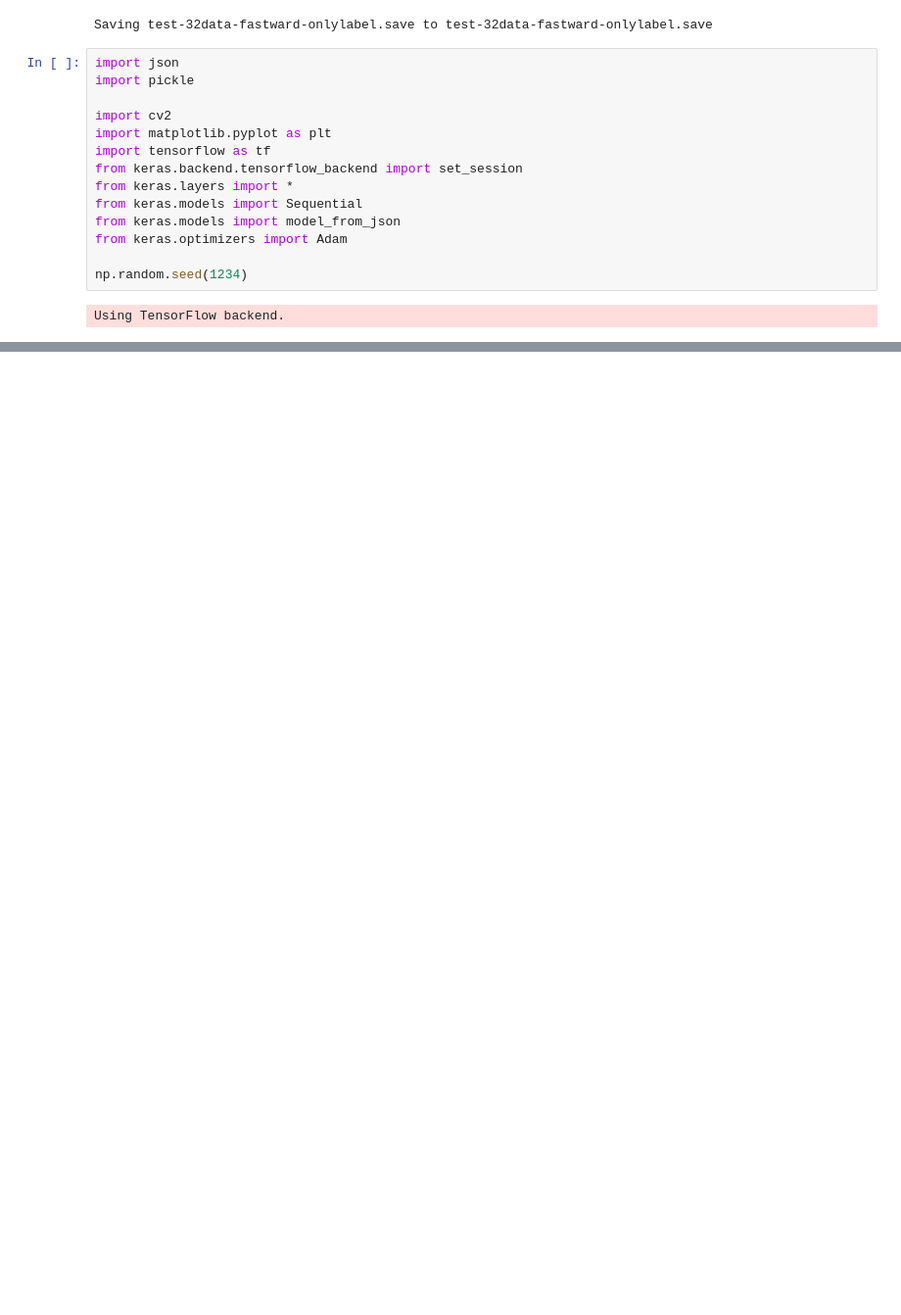
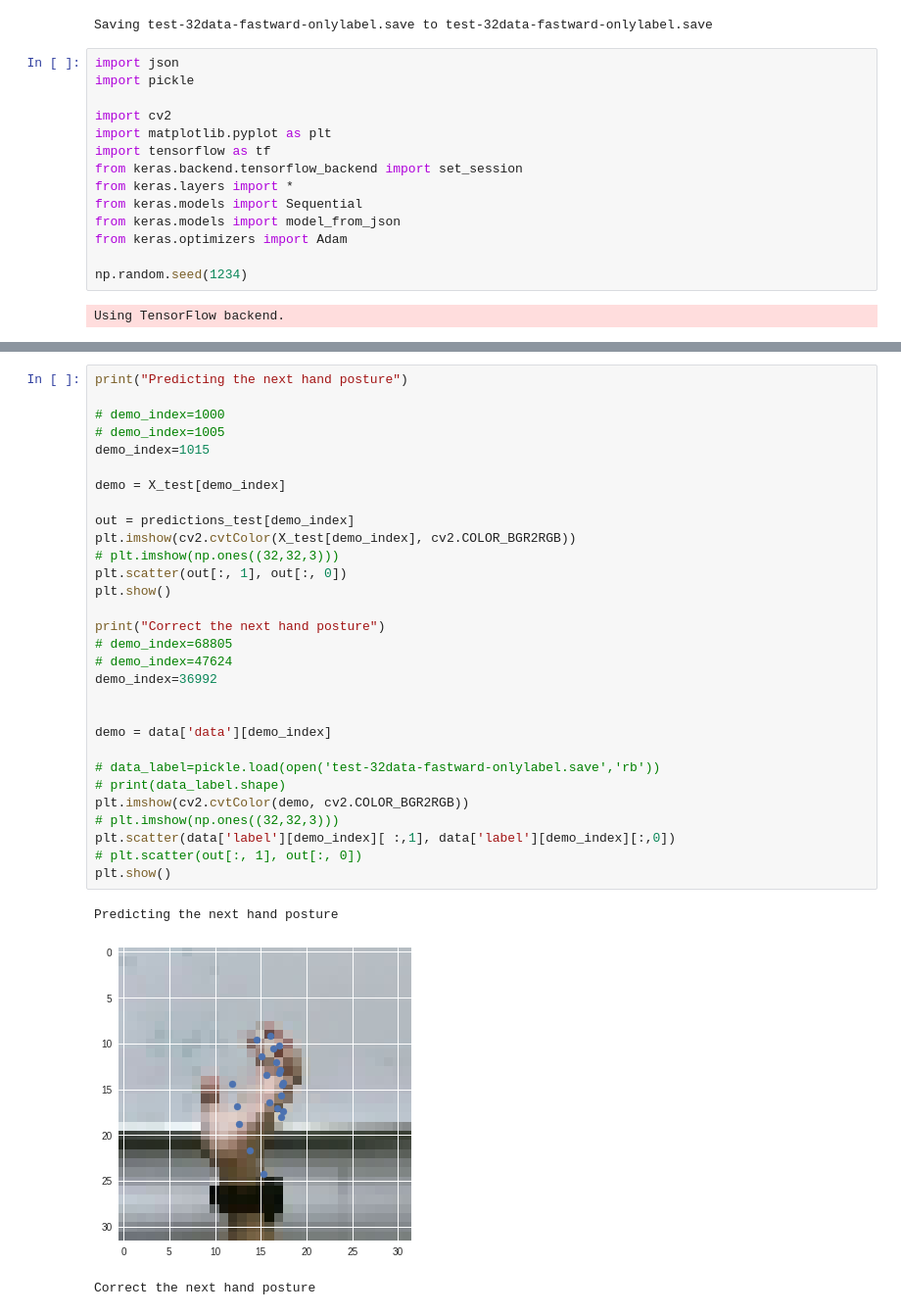
Before and after one commit to brian2213/MotionPrediction, a Jupyter notebook: hand pose estimation with prediction.ipynb, the cells around one changed output, grey strips where cells are left out. Shown at 98% size. Drawn from its saved outputs; the diff is of its cells as text; blank space fills up the shorter version.

```diff
--- a/hand pose estimation with prediction.ipynb
+++ b/hand pose estimation with prediction.ipynb
@@ -209,0 +273,34 @@ plt.show()
+# %%
+print("Predicting the next hand posture")
+
+# demo_index=1000
+# demo_index=1005
+demo_index=1015
+
+demo = X_test[demo_index]
+
+out = predictions_test[demo_index]
+plt.imshow(cv2.cvtColor(X_test[demo_index], cv2.COLOR_BGR2RGB))
+# plt.imshow(np.ones((32,32,3)))
+plt.scatter(out[:, 1], out[:, 0])
+plt.show()
+
+print("Correct the next hand posture")
+# demo_index=68805
+# demo_index=47624
+demo_index=36992
+
+
+demo = data['data'][demo_index]
+
+# data_label=pickle.load(open('test-32data-fastward-onlylabel.save','rb'))
+# print(data_label.shape)
+plt.imshow(cv2.cvtColor(demo, cv2.COLOR_BGR2RGB))
+# plt.imshow(np.ones((32,32,3)))
+plt.scatter(data['label'][demo_index][ :,1], data['label'][demo_index][:,0])
+# plt.scatter(out[:, 1], out[:, 0])
+plt.show()
+# %% [output]
+Predicting the next hand posture
+[figure, added]
+Correct the next hand posture
```
Also changed, not shown: parts of 7 cells of this notebook.
